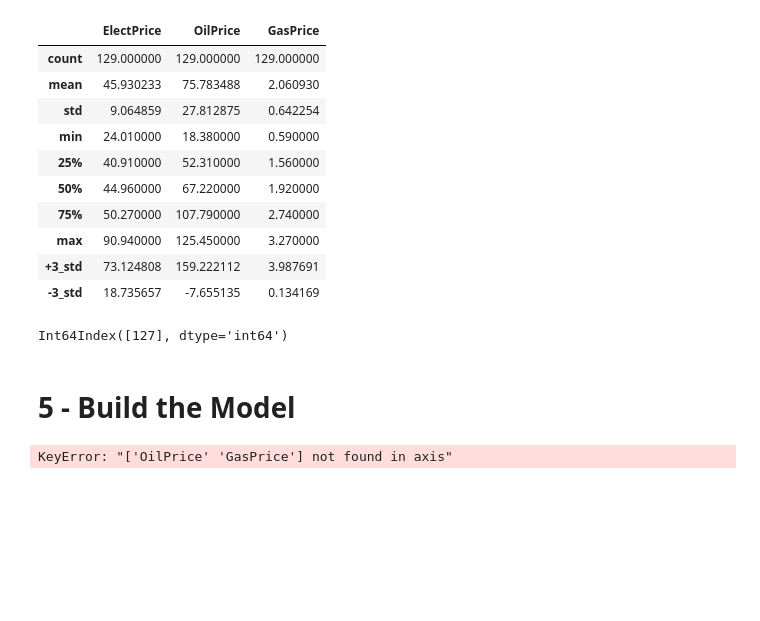
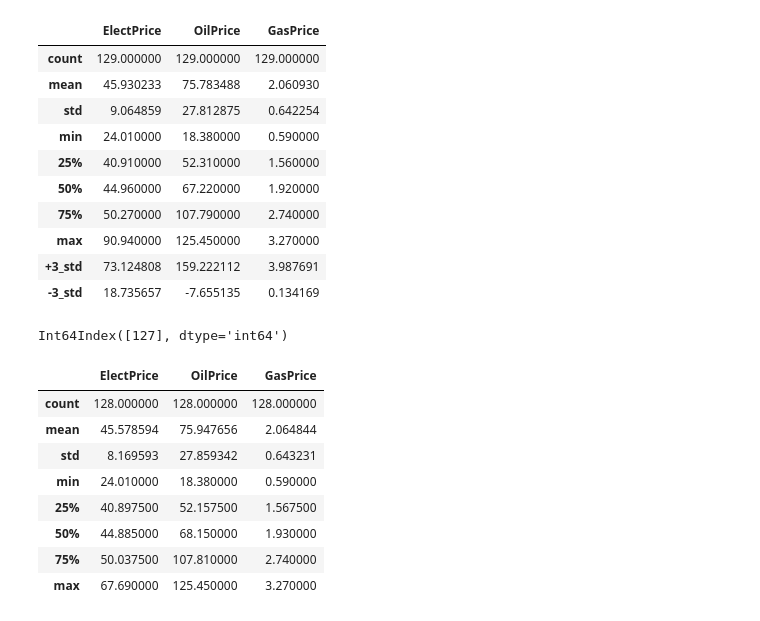
Before and after one commit to emresahinuk/Commodity-Market-Feature-Selection, a Jupyter notebook: Energy Price Prediction UK.ipynb, the cells around one changed output. Saved outputs shown, nothing was run; the diff lists cells and outputs as text; code cells hidden in the pictures; blank space fills up the shorter version.

```diff
--- a/Energy Price Prediction UK.ipynb
+++ b/Energy Price Prediction UK.ipynb
@@ -110,22 +110,17 @@ remove_df = df[(np.abs(stats.zscore(df)) < 3).all(axis=1)]
 df.index.difference(remove_df.index)
 # %% [output]
 Int64Index([127], dtype='int64')
-# %% [markdown]
-# 5 - Build the Model
-# %%
-# we define our input variable (X) & output variable
-df_after = df.drop(['OilPrice', 'GasPrice'], axis = 0)
-
-X = df_after.drop("ElectPrice")
-Y = df_after[['ElectPrice']]
-
-# then we split X and y into X_
-X_train, X_test, y_train, y_test = train_test_split(X, Y, test_size=0.20, random_state=1)
-
-# then create a Linear Regression model object
-regression_model = LinearRegression()
-
-# then pass through the X_train & y_train data set
-regression_model.fit(X_train, y_train)
-# %% [output]
-KeyError: "['OilPrice' 'GasPrice'] not found in axis"
+# %%
+remove_df.describe()
+
+# As can be seen below, our max and min values are now within the 3 standart deviation range.
+# %% [output]
+|  | ElectPrice | OilPrice | GasPrice |
+| count | 128.000000 | 128.000000 | 128.000000 |
+| mean | 45.578594 | 75.947656 | 2.064844 |
+| std | 8.169593 | 27.859342 | 0.643231 |
+| min | 24.010000 | 18.380000 | 0.590000 |
+| 25% | 40.897500 | 52.157500 | 1.567500 |
+| 50% | 44.885000 | 68.150000 | 1.930000 |
+| 75% | 50.037500 | 107.810000 | 2.740000 |
+| max | 67.690000 | 125.450000 | 3.270000 |
```
Also changed, not shown: parts of 3 cells of this notebook.
